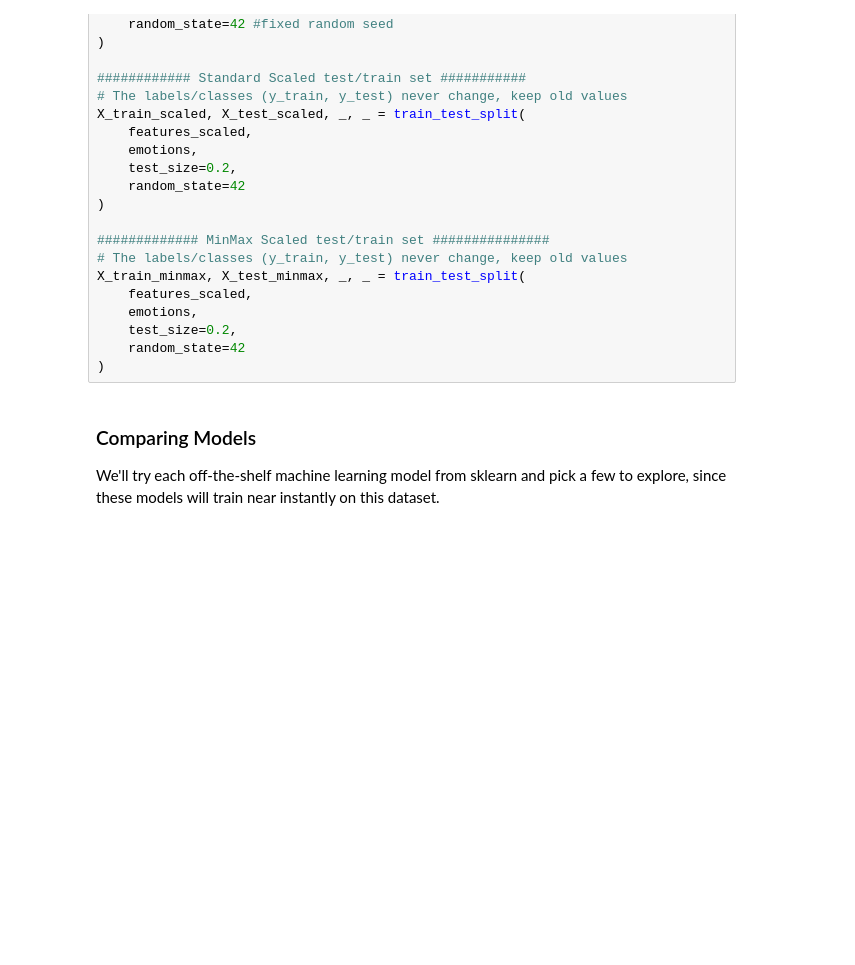
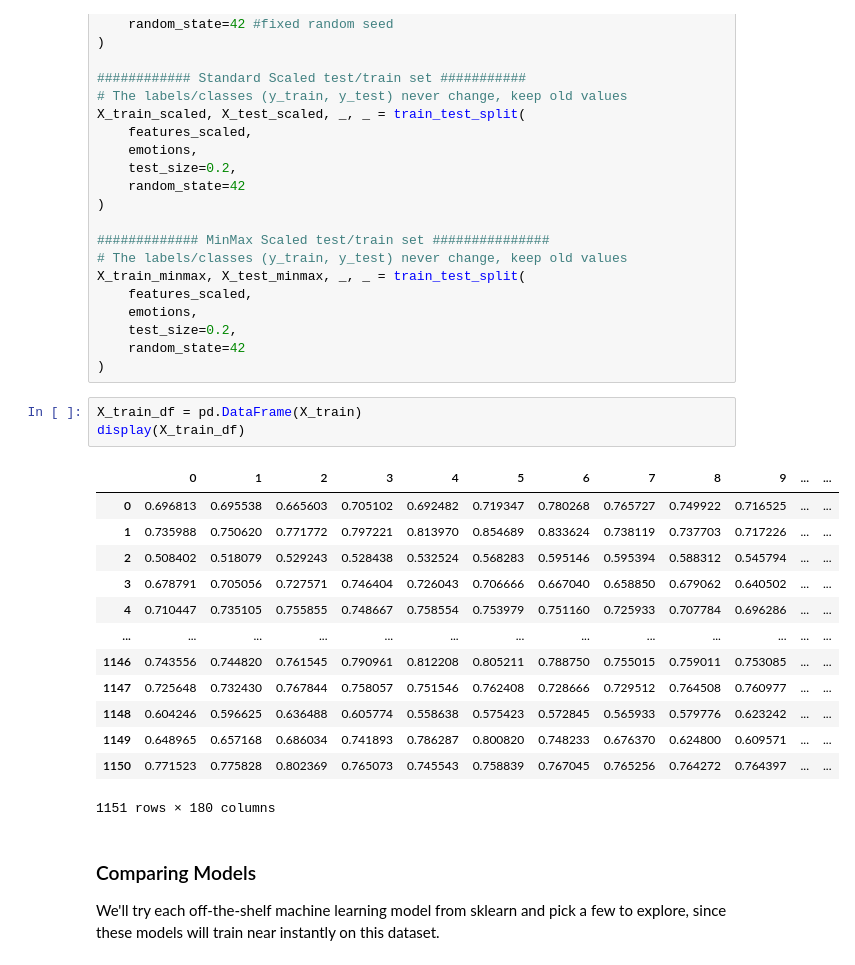
Before and after one commit to zhengyangsu/IAT360-Week3-ClassicML, a Jupyter notebook: Week_3_MachineLearning.ipynb, the cells around one changed output. Saved outputs shown, nothing was run; the diff lists cells and outputs as text; blank space fills up the shorter version.

```diff
--- a/Week_3_MachineLearning.ipynb
+++ b/Week_3_MachineLearning.ipynb
@@ -470,6 +476,23 @@ X_train_minmax, X_test_minmax, _, _ = train_test_split(
     test_size=0.2,
     random_state=42
 )
+# %%
+X_train_df = pd.DataFrame(X_train)
+display(X_train_df)
+# %% [output]
+|  | 0 | 1 | 2 | 3 | 4 | 5 | 6 | 7 | 8 | 9 | ... | ... |
+| 0 | 0.696813 | 0.695538 | 0.665603 | 0.705102 | 0.692482 | 0.719347 | 0.780268 | 0.765727 | 0.749922 | 0.716525 | ... | ... |
+| 1 | 0.735988 | 0.750620 | 0.771772 | 0.797221 | 0.813970 | 0.854689 | 0.833624 | 0.738119 | 0.737703 | 0.717226 | ... | ... |
+| 2 | 0.508402 | 0.518079 | 0.529243 | 0.528438 | 0.532524 | 0.568283 | 0.595146 | 0.595394 | 0.588312 | 0.545794 | ... | ... |
+| 3 | 0.678791 | 0.705056 | 0.727571 | 0.746404 | 0.726043 | 0.706666 | 0.667040 | 0.658850 | 0.679062 | 0.640502 | ... | ... |
+| 4 | 0.710447 | 0.735105 | 0.755855 | 0.748667 | 0.758554 | 0.753979 | 0.751160 | 0.725933 | 0.707784 | 0.696286 | ... | ... |
+| ... | ... | ... | ... | ... | ... | ... | ... | ... | ... | ... | ... | ... |
+| 1146 | 0.743556 | 0.744820 | 0.761545 | 0.790961 | 0.812208 | 0.805211 | 0.788750 | 0.755015 | 0.759011 | 0.753085 | ... | ... |
+| 1147 | 0.725648 | 0.732430 | 0.767844 | 0.758057 | 0.751546 | 0.762408 | 0.728666 | 0.729512 | 0.764508 | 0.760977 | ... | ... |
+| 1148 | 0.604246 | 0.596625 | 0.636488 | 0.605774 | 0.558638 | 0.575423 | 0.572845 | 0.565933 | 0.579776 | 0.623242 | ... | ... |
+| 1149 | 0.648965 | 0.657168 | 0.686034 | 0.741893 | 0.786287 | 0.800820 | 0.748233 | 0.676370 | 0.624800 | 0.609571 | ... | ... |
+| 1150 | 0.771523 | 0.775828 | 0.802369 | 0.765073 | 0.745543 | 0.758839 | 0.767045 | 0.765256 | 0.764272 | 0.764397 | ... | ... |
+1151 rows × 180 columns
 # %% [markdown]
 ### Comparing Models
 We'll try each off-the-shelf machine learning model from sklearn and pick a few to explore, since these models will train near instantly on this dataset.
```
Also changed, not shown: parts of 3 cells of this notebook.
